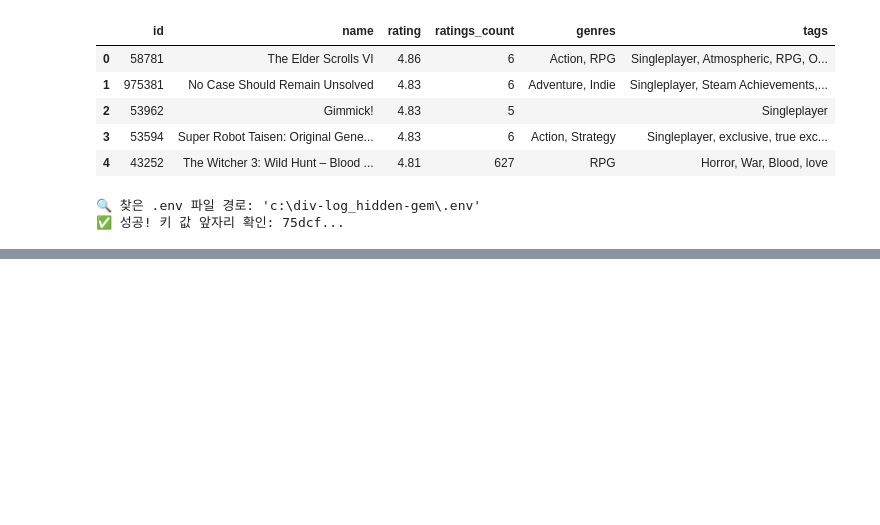
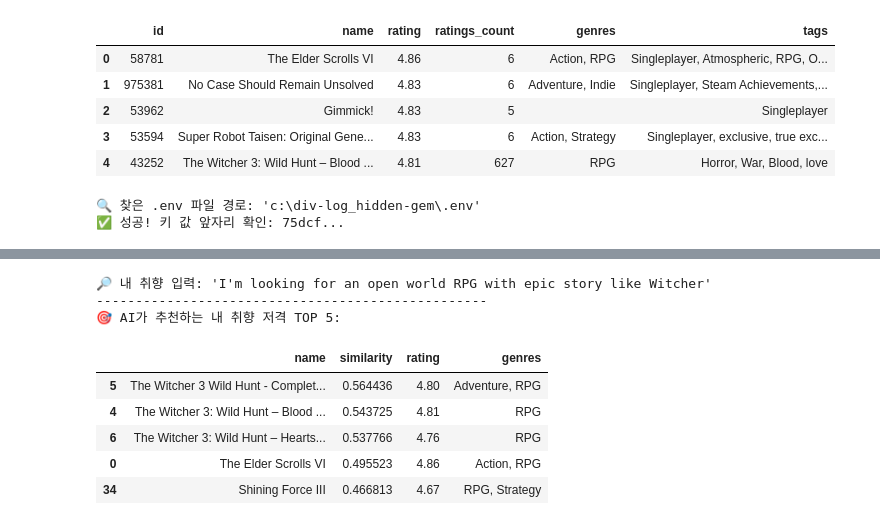
Before and after one commit to juntae0123/hidden-gem-devlog, a Jupyter notebook: 26-03/0322.ipynb, the cells around one changed output, grey strips where cells are left out. Saved outputs shown, nothing was run; the diff lists cells and outputs as text; code cells hidden in the pictures; blank space fills up the shorter version.

```diff
--- a/26-03/0322.ipynb
+++ b/26-03/0322.ipynb
@@ -89,0 +214,35 @@ else:
+# %%
+from sklearn.metrics.pairwise import cosine_similarity
+
+# 1. 유저의 가상 질문 (이 문구를 바꿔가며 테스트해보세요!)
+# 예: "I want a dark fantasy RPG with a great story"
+# 또는 "Simple indie adventure game"
+user_query = "I'm looking for an open world RPG with epic story like Witcher"
+
+# 2. 유저 질문도 AI 모델을 통해 384개의 숫자로 변환합니다.
+query_embedding = model.encode([user_query])
+
+# 3. 코사인 유사도 계산 (질문과 40개 게임 사이의 '거리'를 측정)
+# 1에 가까울수록 아주 비슷한 게임입니다.
+similarities = cosine_similarity(query_embedding, embeddings).flatten()
+
+# 4. 원본 데이터에 유사도 점수를 붙여서 정렬
+df['similarity'] = similarities
+recommendations = df.sort_values(by='similarity', ascending=False)
+
+print(f"🔎 내 취향 입력: '{user_query}'")
+print("-" * 50)
+print("🎯 AI가 추천하는 내 취향 저격 TOP 5:")
+
+# 깔끔하게 이름, 유사도 점수, 평점만 출력해봅시다.
+display(recommendations[['name', 'similarity', 'rating', 'genres']].head(5))
+# %% [output]
+🔎 내 취향 입력: 'I'm looking for an open world RPG with epic story like Witcher'
+--------------------------------------------------
+🎯 AI가 추천하는 내 취향 저격 TOP 5:
+|  | name | similarity | rating | genres |
+| 5 | The Witcher 3 Wild Hunt - Complet... | 0.564436 | 4.80 | Adventure, RPG |
+| 4 | The Witcher 3: Wild Hunt – Blood ... | 0.543725 | 4.81 | RPG |
+| 6 | The Witcher 3: Wild Hunt – Hearts... | 0.537766 | 4.76 | RPG |
+| 0 | The Elder Scrolls VI | 0.495523 | 4.86 | Action, RPG |
+| 34 | Shining Force III | 0.466813 | 4.67 | RPG, Strategy |
```
Also changed, not shown: parts of 7 cells of this notebook.
